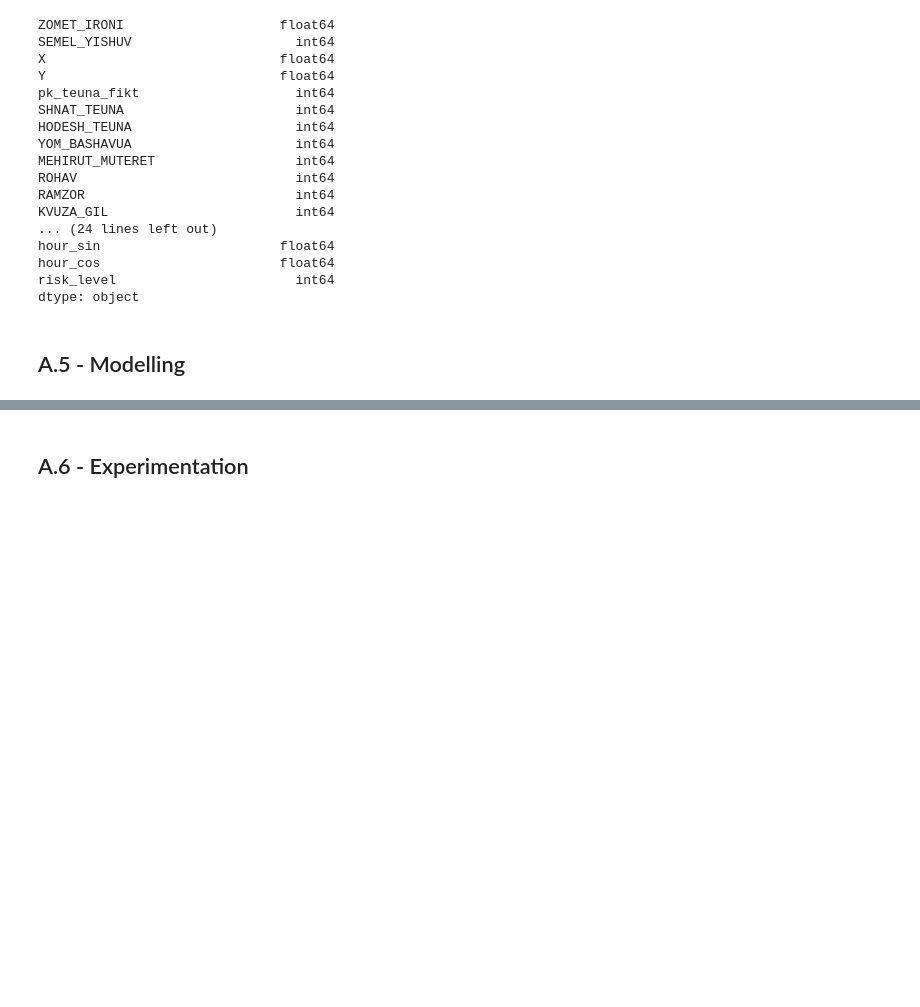
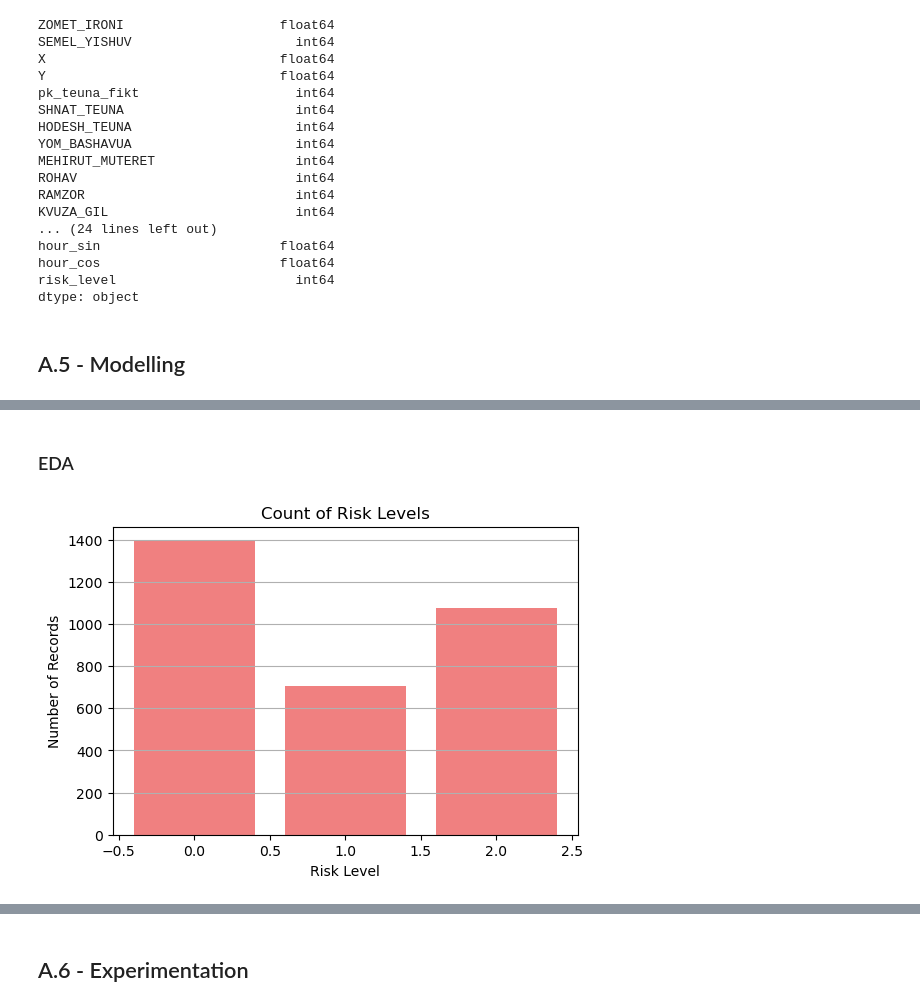
Before and after one commit to itamarshapira/SafeJunctionDetecion-ML, a Jupyter notebook: SafeJunctionDetection.ipynb, the cells around one changed output, grey strips where cells are left out. Cells and saved outputs as stored; diff of their text form; code cells hidden in the pictures; blank space fills up the shorter version.

Commit message:
Update notebook and data

```diff
--- a/SafeJunctionDetection.ipynb
+++ b/SafeJunctionDetection.ipynb
@@ -1586,0 +1654,20 @@ dtype: object
+# %%
+# Define columns to drop before training
+columns_to_drop = [
+    'ZOMET_IRONI',          # Intersection ID – identifier only
+    'SEMEL_YISHUV',         # Town code – not encoded spatially
+    'X', 'Y',               # GPS coordinates – not transformed into features
+    'pk_teuna_fikt',        # Accident ID – just an identifier
+    'SHNAT_TEUNA',          # All values are 2023 – no variance
+    'HODESH_TEUNA',         # Replaced by HODESH_TEUNA_sin/cos
+    'YOM_BASHAVUA',         # Replaced by YOM_BASHAVUA_sin/cos
+    'HOUR',                 # Replaced by hour_sin/hour_cos
+    'base_risk_score'       # Replaced by risk_level (final target)
+]
+
+# Create a new cleaned DataFrame
+df_final = df_for_model.drop(columns=columns_to_drop)
+
+# Save the cleaned version for modeling
+df_final.to_csv('data_model/df_final.csv', index=False)
+df_final
@@ -1586,0 +1688,20 @@ dtype: object
+# %% [markdown]
+### EDA
+# %%
+# Count how many records there are for each risk level
+risk_counts = df_final['risk_level'].value_counts().sort_index()
+
+# Plot
+plt.figure(figsize=(6, 4))
+plt.bar(risk_counts.index, risk_counts.values, color='lightcoral')
+plt.title('Count of Risk Levels')
+plt.xlabel('Risk Level')
+plt.ylabel('Number of Records')
+plt.grid(axis='y')
+plt.show()
+
+# Explanation:
+# This plot shows how many samples there are for each risk level (0 = low, 1 = medium, 2 = high).
+# It's important to see if the classes are balanced before training a model.
+# %% [output]
+[figure, added]
```
Also changed, not shown: parts of 25 cells of this notebook, 2 other files.
